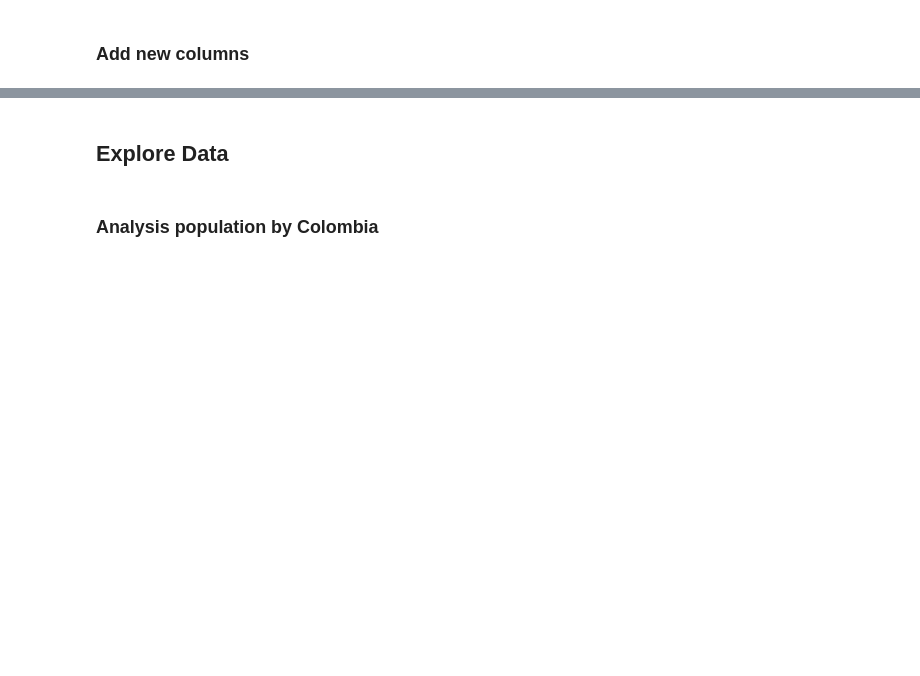
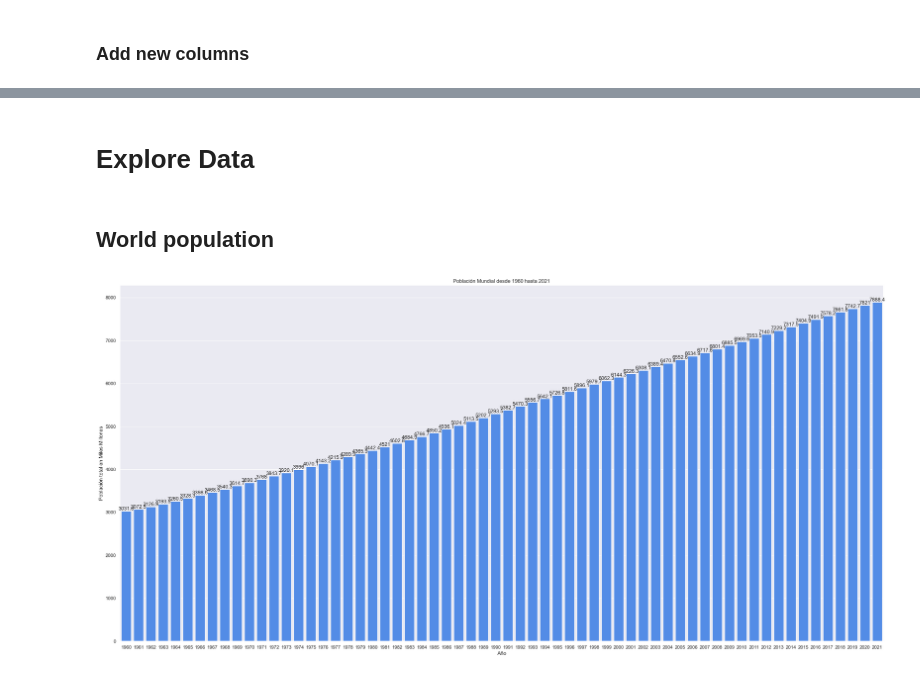
Before and after one commit to fredericksalazar/dataAnalyst_world_population, a Jupyter notebook: data_analysis_world_population.ipynb, the cells around one changed output, grey strips where cells are left out. Cells and saved outputs as stored; diff of their text form; code cells hidden in the pictures; blank space fills up the shorter version.

```diff
--- a/data_analysis_world_population.ipynb
+++ b/data_analysis_world_population.ipynb
@@ -282,4 +180,10 @@ df_countries_pop = df_countries_pop.sort_values(['country_code', 'year'], ascend
 # %%
+#Sort data by country and year values ascending mode
+df_world_population = df_world_population.sort_values(['country_code', 'year'], ascending=True)
+
 #create a column diff to calculate % variation by country and year in your population rate
-df_countries_pop['%_diff'] = df_countries_pop.groupby(['country_name'],
-                                                      group_keys=False)['population'].pct_change()*100
+df_world_population['%_diff'] = df_world_population.groupby(['country_name_x'],
+                                                            group_keys=False)['population'].pct_change()*100
+
+df_world_population['population_million'] = df_world_population['population']/1000000
+df_world_population['population_million'] = df_world_population['population_million'].round(1)
@@ -289,4 +231,4 @@ df_countries_pop['population_million'] = df_countries_pop['population_million'].
 # %% [markdown]
-## Explore Data
+# Explore Data
 # %% [markdown]
-### Analysis population by Colombia
+## World population
@@ -292,0 +237,20 @@ df_countries_pop['population_million'] = df_countries_pop['population_million'].
+# %%
+plt.figure(figsize=(32,15))
+plt.title('Población Mundial desde 1960 hasta 2021')
+
+sns.set_theme(style='darkgrid',
+              palette='pastel')
+
+ax = sns.barplot(data=df_mundo,
+                 x='year',
+                 y='population_million',
+                 palette=['#3a86ff'])
+
+for x in ax.containers:
+    ax.bar_label(x, )
+
+plt.xlabel('Año')
+plt.ylabel('Población total en Miles Millones')
+plt.show()
+# %% [output]
+[figure, added]
```
Also changed, not shown: parts of 31 cells of this notebook, 1 other file.
